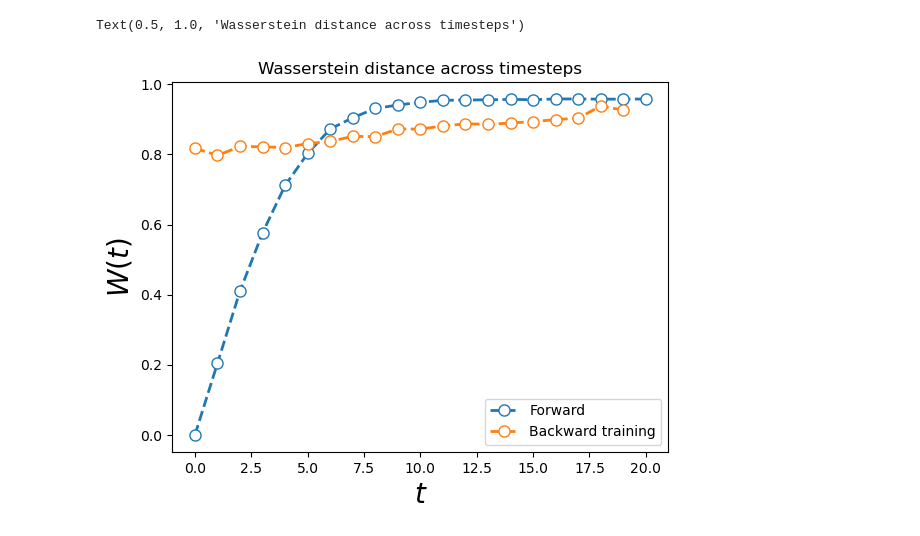
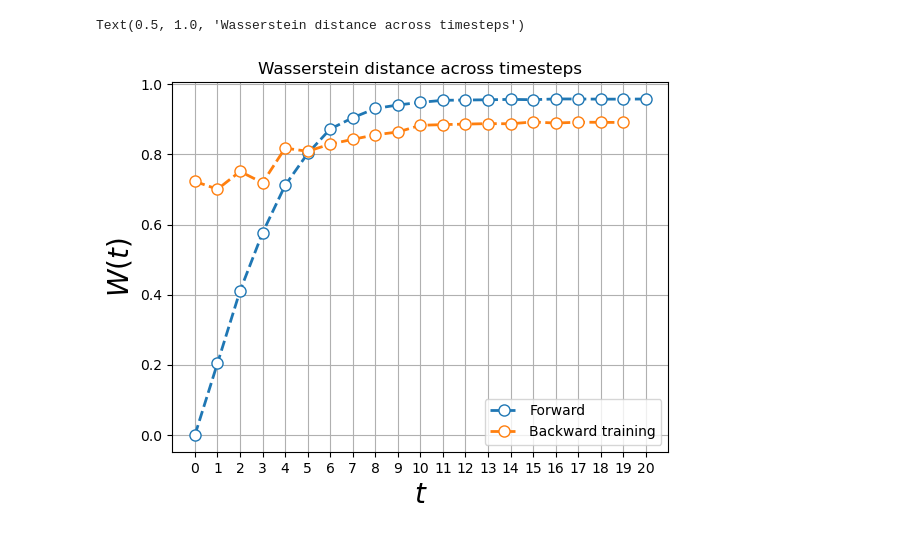
Before and after one commit to alapena/QuantGenMdl, a Jupyter notebook: visualize_denoising.ipynb, the cells around one changed output. Drawn from its saved outputs; the diff is of its cells as text; code cells hidden in the pictures.

```diff
--- a/visualize_denoising.ipynb
+++ b/visualize_denoising.ipynb
@@ -14,5 +14,5 @@ config = {
         'name': 'MNIST0',
     }
 }
-n_data, n_pixels, n_timesteps, n_ancilla_qubits, n_backward_layers = 1000, 64, 20, 3, 4
+n_data, n_pixels, n_timesteps, n_ancilla_qubits, n_backward_layers = 1000, 64, 20, 3, 6
 _, n_qubits = find_closest_power_of_2(n_pixels, return_power=True)
@@ -20,7 +24,7 @@ _, n_qubits = find_closest_power_of_2(n_pixels, return_power=True)
 size = 8
 fig, axs = plt.subplots(np.int(np.ceil(n_timesteps/5)), 5, figsize=(size, size+2), sharex=True, sharey=True)
 for i in range(n_timesteps):
-    dir, filename = get_path(config, type='modellosshist', n_data=n_data, n_pixels=n_pixels, n_qubits=n_qubits, n_timesteps=n_timesteps, t=i+1)
+    dir, filename = get_path(config, type='modelfinallosshist', n_data=n_data, n_pixels=n_pixels, n_qubits=n_qubits, n_ancilla_qubits=n_ancilla_qubits, n_timesteps=n_timesteps, n_backward_layers=n_backward_layers, t=i+1)
     loss = np.load(dir / filename)
     axs[i//5, i%5].plot(loss, lw=2)
     # axs[i//5, i%5].tick_params(direction='in', length=6, width=2, top='on', right='on', labelsize=20)
@@ -37,7 +41,7 @@ Deprecated in NumPy 1.20; for more details and guidance: https://numpy.org/devdo
 # Compute Wasserstein distance across timesteps
 wassbackwardtrain = np.zeros(n_timesteps)
 for i in range(n_timesteps):
-    dir, filename = get_path(config, type='modellosshist', n_data=n_data, n_pixels=n_pixels, n_qubits=n_qubits, n_timesteps=n_timesteps, t=i+1)
+    dir, filename = get_path(config, type='modellosshist', n_data=n_data, n_pixels=n_pixels, n_qubits=n_qubits, n_ancilla_qubits=n_ancilla_qubits, n_timesteps=n_timesteps, n_backward_layers=n_backward_layers, t=i+1)
     loss = np.load(dir / filename)
 
     wassbackwardtrain[i] = loss[-1]
@@ -46,18 +50,20 @@ for i in range(n_timesteps):
 # %%
 # Plot it
 
-dir, filename = get_path(config, type='wassdistforward', n_data=n_data, n_pixels=n_pixels, n_qubits=n_qubits,n_timesteps=n_timesteps)
+dir, filename = get_path(config, type='wassdistforward', n_data=n_data, n_pixels=n_pixels, n_qubits=n_qubits, n_ancilla_qubits=n_ancilla_qubits, n_timesteps=n_timesteps, n_backward_layers=n_backward_layers)
 wassforward = np.load(dir / filename)
 
 plt.plot(wassforward, 'o--', label='Forward', mfc='white', markersize=8, lw=2)
 plt.plot(wassbackwardtrain, 'o--', label='Backward training', mfc='white', markersize=8, lw=2)
 plt.ylabel(r'$W(t)$', fontsize=20)
 plt.xlabel(r'$t$', fontsize=20)
+plt.xticks(range(n_timesteps+1))
+plt.grid(True)
 plt.legend()
 plt.title('Wasserstein distance across timesteps')
 # %% [output]
 Text(0.5, 1.0, 'Wasserstein distance across timesteps')
-[figure, old version]
+[figure, new version]
 # %%
 # Compute the images across timesteps.
 device = torch.device('cpu')
```
Also changed, not shown: parts of 2 cells of this notebook, 2 other files.
